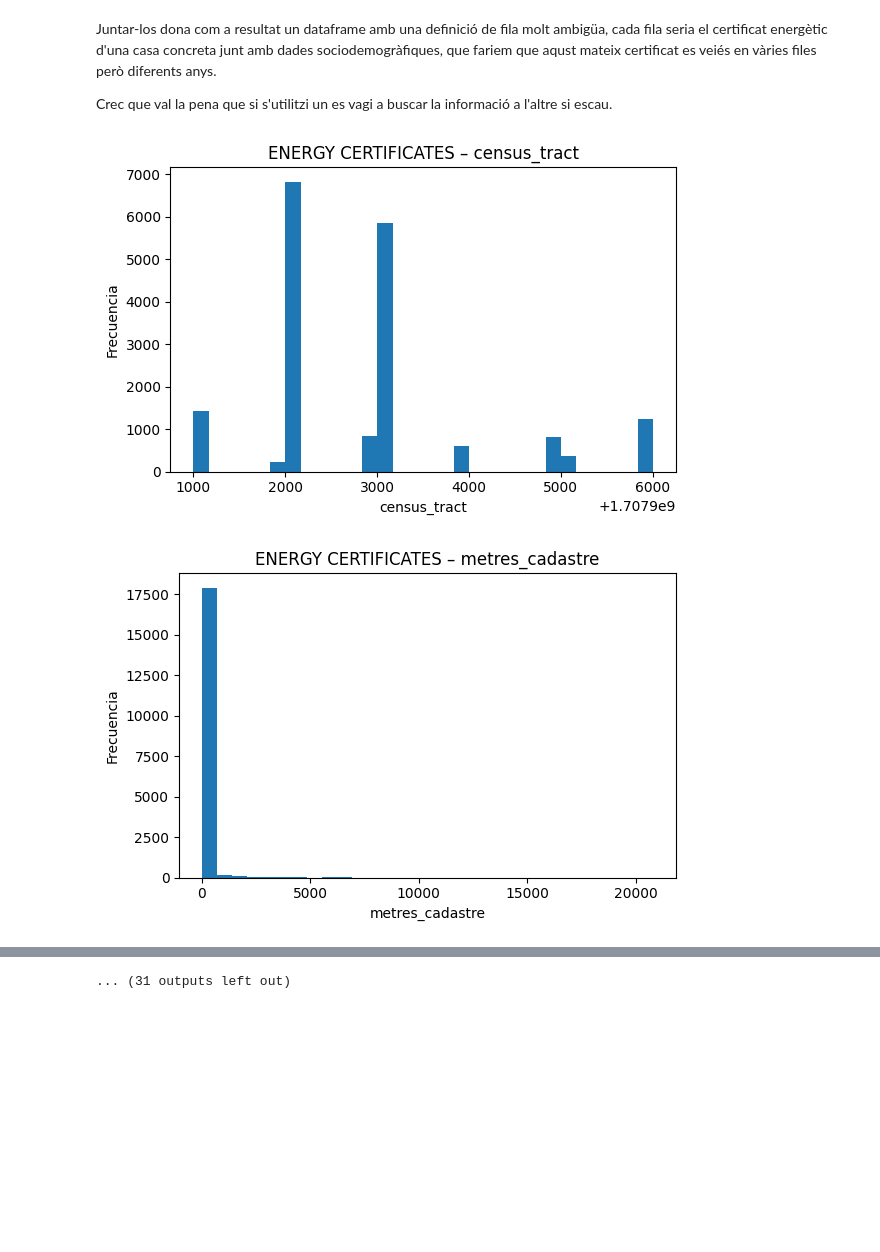
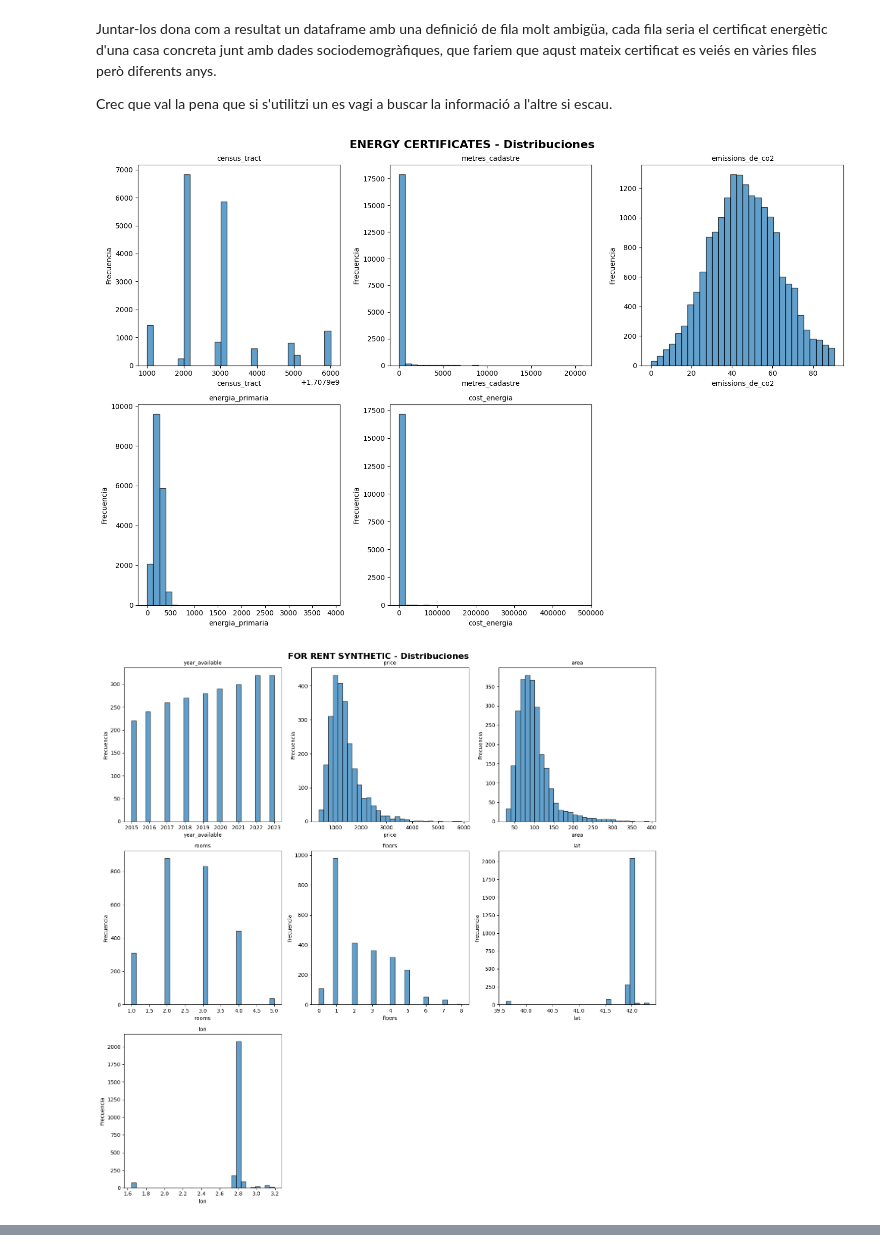
Before and after one commit to Sebastiano0248/notebooks-hackathon-udg26, a Jupyter notebook: notebooks/01_exploratory_data_analysis.ipynb, the cells around one changed output, grey strips where cells are left out. Cells and saved outputs as stored; diff of their text form; code cells hidden in the pictures; blank space fills up the shorter version.

```diff
--- a/notebooks/01_exploratory_data_analysis.ipynb
+++ b/notebooks/01_exploratory_data_analysis.ipynb
@@ -7,8 +15,9 @@ import pandas as pd
 # %% [markdown]
 ## Cargar los datasets
 # %%
-df_energy_certificates = pd.read_csv("../data/raw/girona_energy_certificates.csv")
-df_for_rent_synthetic = pd.read_csv("../data/raw/girona_for_rent_synthetic.csv")
-df_for_rent = pd.read_csv("../data/raw/girona_for_rent.csv")
-df_services = pd.read_csv("../data/raw/girona_services.csv")
-df_sociodemographic = pd.read_csv("../data/raw/girona_sociodemographic.csv")
+df_energy_certificates = pd.read_csv(f"{RAW_OG_DATA}/girona_energy_certificates.csv")
+df_for_rent_synthetic = pd.read_csv(f"{RAW_OG_DATA}/girona_for_rent_synthetic.csv")
+df_for_rent = pd.read_csv(f"{RAW_OG_DATA}/girona_for_rent.csv")
+df_services = pd.read_csv(f"{RAW_OG_DATA}/girona_services.csv")
+df_sociodemographic = pd.read_csv(f"{RAW_OG_DATA}/girona_sociodemographic.csv")
+# df_cedules_habitabilitat = pd.read_csv(f"{ADD_RAW_OG_DATA}/girona_cedules_habitabilitat.csv", low_memory=False)
@@ -84,32 +94,51 @@ Juntar-los dona com a resultat un dataframe amb una definició de fila molt ambi
 Crec que val la pena que si s'utilitzi un es vagi a buscar la informació a l'altre si escau.
 # %%
 import matplotlib.pyplot as plt
-import pandas as pd
+import numpy as np
 
 dataframes = [
     ("ENERGY CERTIFICATES", df_energy_certificates),
     ("FOR RENT SYNTHETIC", df_for_rent_synthetic),
     ("FOR RENT", df_for_rent),
     ("SERVICES", df_services),
     ("SOCIODEMOGRAPHIC", df_sociodemographic),
 ]
 
 for df_name, df in dataframes:
     # Seleccionamos solo columnas numéricas
     numeric_cols = df.select_dtypes(include="number").columns
 
-    for col in numeric_cols:
-        # Evitar columnas completamente vacías
-        if df[col].dropna().empty:
-            continue
+    # Filtrar columnas no vacías
+    valid_cols = [col for col in numeric_cols if not df[col].dropna().empty]
 
-        plt.figure(figsize=(6, 4))
-        plt.hist(df[col].dropna(), bins=30)
-        plt.title(f"{df_name} – {col}")
-        plt.xlabel(col)
-        plt.ylabel("Frecuencia")
-        plt.tight_layout()
-        plt.show()
+    if not valid_cols:
+        print(f"No hay columnas numéricas válidas en {df_name}")
+        continue
+
+    # Calcular el número de filas y columnas para el grid
+    n_cols = 3  # número de columnas en el grid
+    n_rows = int(np.ceil(len(valid_cols) / n_cols))
+
+    # Crear figura con subplots
+    fig, axes = plt.subplots(n_rows, n_cols, figsize=(15, 5 * n_rows))
+    fig.suptitle(f"{df_name} - Distribuciones", fontsize=16, fontweight="bold")
+
+    # Aplanar axes para iterar fácilmente
+    axes = axes.flatten() if n_rows > 1 or n_cols > 1 else [axes]
+
+    # Crear histograma para cada columna
+    for idx, col in enumerate(valid_cols):
+        axes[idx].hist(df[col].dropna(), bins=30, edgecolor="black", alpha=0.7)
+        axes[idx].set_title(col, fontsize=10)
+        axes[idx].set_xlabel(col)
+        axes[idx].set_ylabel("Frecuencia")
+
+    # Ocultar subplots vacíos
+    for idx in range(len(valid_cols), len(axes)):
+        axes[idx].set_visible(False)
+
+    plt.tight_layout()
+    plt.show()
 # %% [output]
-[figure, old version]
+[figure, new version]
-[figure, old version]
+[figure, new version]
@@ -126 +147,0 @@ for df_name, df in dataframes:
-... (31 outputs left out)
```
Also changed, not shown: parts of 11 cells of this notebook, 11 other files.
